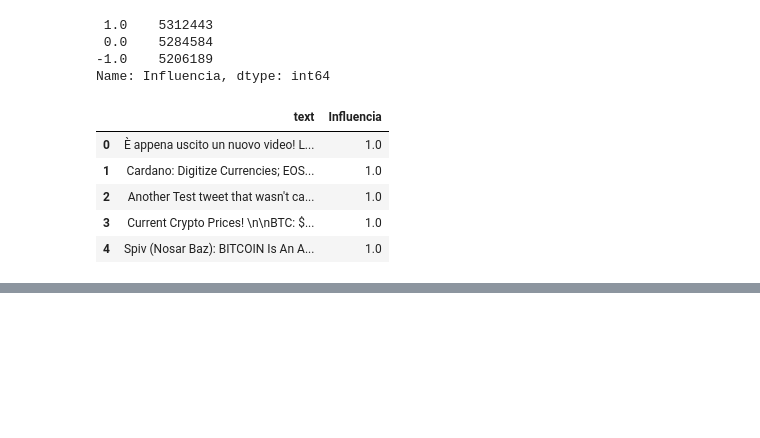
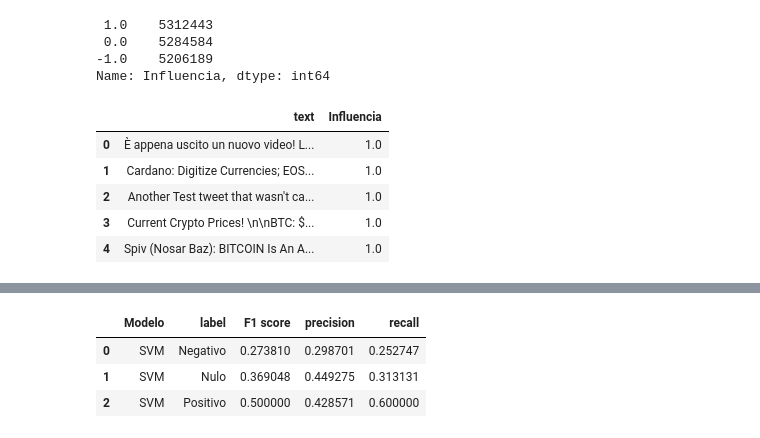
Before and after one commit to maescalante/proyecto1BI, a Jupyter notebook: notebook.ipynb, the cells around one changed output, grey strips where cells are left out. Drawn from its saved outputs; the diff is of its cells as text; code cells hidden in the pictures; blank space fills up the shorter version.

```diff
--- a/notebook.ipynb
+++ b/notebook.ipynb
@@ -563 +528,8 @@ tfidf_search.best_params_
+# %%
+param_grid_ = {"kernel":["rbf", "sigmoid", "poly"], "degree":[3, 5, 10, 30]}
+SVM = svm.SVC(random_state=0)
+
+bow_search = GridSearchCV(SVM, cv=5, param_grid=param_grid_)
+tfidf_search = GridSearchCV(SVM, cv=5, param_grid=param_grid_)
+bow_search.fit(X_tr_bow, y_tr)
 # %%
@@ -564,0 +609,7 @@ bow_search.cv_results_
+# %%
+df_results
+# %% [output]
+|  | Modelo | label | F1 score | precision | recall |
+| 0 | SVM | Negativo | 0.273810 | 0.298701 | 0.252747 |
+| 1 | SVM | Nulo | 0.369048 | 0.449275 | 0.313131 |
+| 2 | SVM | Positivo | 0.500000 | 0.428571 | 0.600000 |
```
Also changed, not shown: parts of 67 cells of this notebook, 1 other file.
